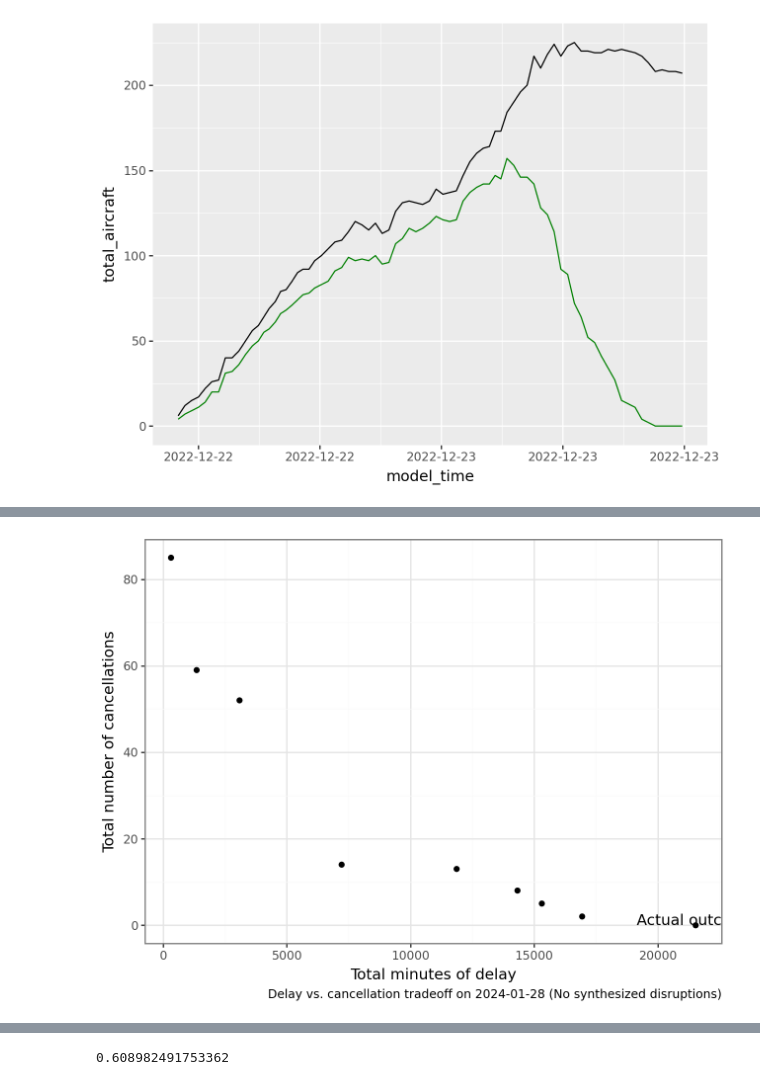
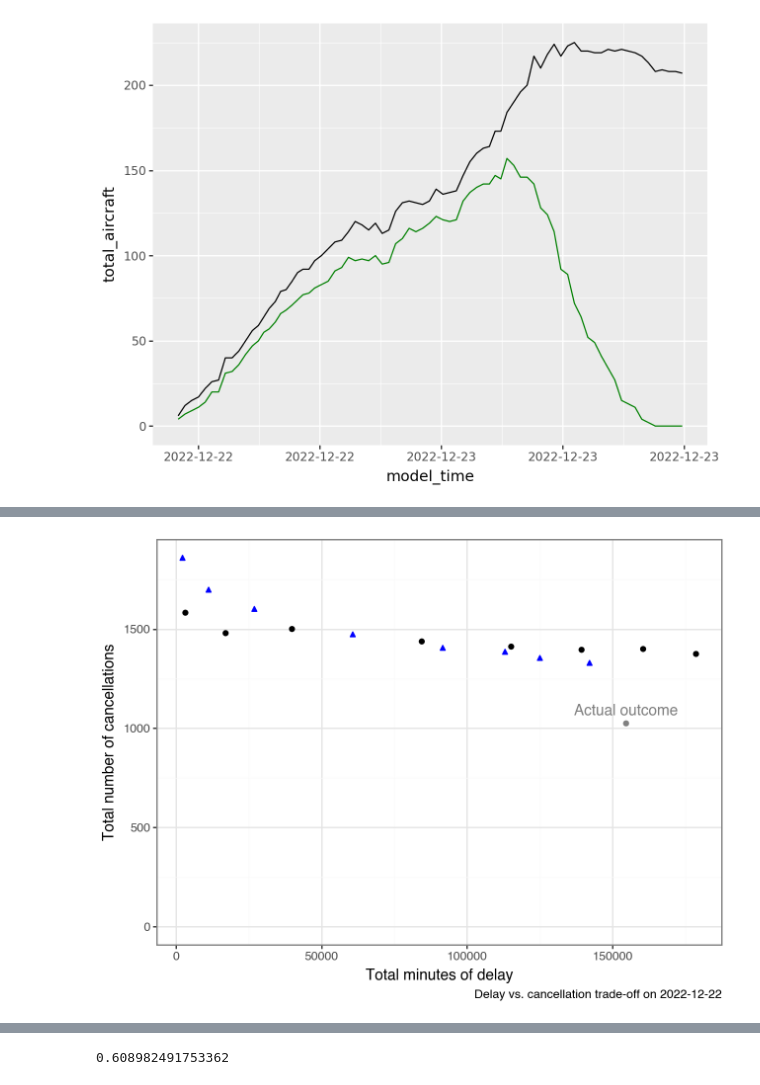
Before and after one commit to broad-well/recovair-abm, a Jupyter notebook: validation/compare_outcomes_once.ipynb, the cells around one changed output, grey strips where cells are left out. Cells and saved outputs as stored; diff of their text form; code cells hidden in the pictures.

```diff
--- a/validation/compare_outcomes_once.ipynb
+++ b/validation/compare_outcomes_once.ipynb
@@ -97,2 +88,0 @@ sim.query('id == 491823').sort_values('sched_dep')
-# %%
-sim.set_index('id').loc[[398310, 397499, 397124]]
@@ -239,12 +223,12 @@ delay_cancel_df
 # %%
-# + co.pn.geom_point(data=delay_cancel_dfs_df, mapping=co.pn.aes(x='delay', y='cancel'), shape='^', color='blue')\
 co.pn.ggplot(delay_cancel_df)\
++ co.pn.geom_point(data=delay_cancel_dfs_df, mapping=co.pn.aes(x='delay', y='cancel'), shape='^', color='blue')\
     + co.pn.geom_point(co.pn.aes(x='delay', y='cancel'))\
-    + co.pn.annotate(geom='point', x=comp2024.compare_total_delay()['actual'], y=comp2024.compare_num_cancellations()['actual'], color='black')\
-    + co.pn.annotate(geom='text', x=comp2024.compare_total_delay()['actual']+1, y=comp2024.compare_num_cancellations()['actual']+1, label='Actual outcome')\
-    + co.pn.ylim(0, delay_cancel_df['cancel'].max())\
-    + co.pn.labs(x='Total minutes of delay', y='Total number of cancellations', caption='Delay vs. cancellation tradeoff on 2024-01-28 (No synthesized disruptions)', colour='Max delay per flight')\
+    + co.pn.annotate(geom='point', x=comp2022.compare_total_delay()['actual'], y=comp2022.compare_num_cancellations()['actual'], color='gray')\
+    + co.pn.annotate(geom='text', x=comp2022.compare_total_delay()['actual'], y=comp2022.compare_num_cancellations()['actual']+60, label='Actual outcome', color='gray')\
+    + co.pn.ylim(0, max(delay_cancel_df['cancel'].max(), delay_cancel_dfs_df['cancel'].max()))\
+    + co.pn.labs(x='Total minutes of delay', y='Total number of cancellations', caption='Delay vs. cancellation trade-off on 2022-12-22', colour='Max delay per flight')\
     + co.pn.theme_bw()
 # %% [output]
-[figure, old version]
+[figure, new version]
 # %%
```
Also changed, not shown: parts of 44 cells of this notebook, 4 other files.
